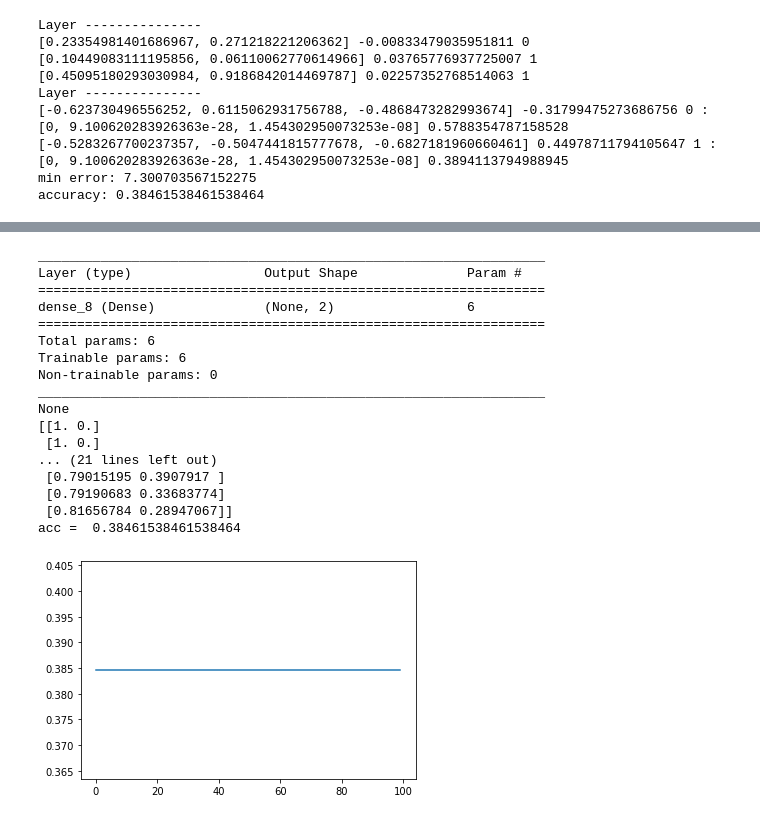
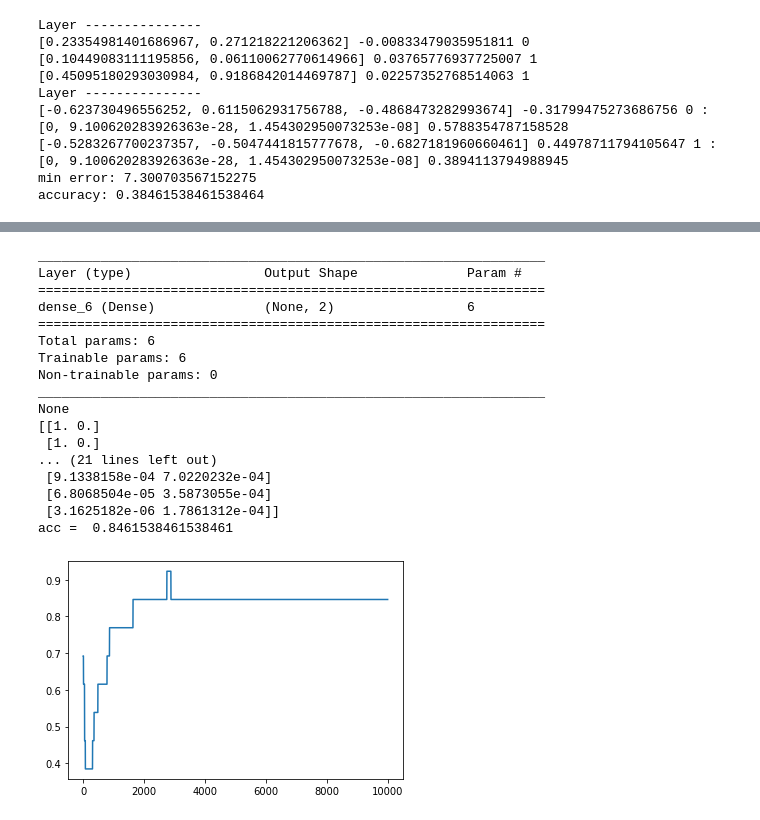
Before and after one commit to meinfokl/Python_SSNN_2021, a Jupyter notebook: neuron_c_5.ipynb, the cells around one changed output, grey strips where cells are left out. Saved outputs shown, nothing was run; the diff lists cells and outputs as text; code cells hidden in the pictures.

```diff
--- a/neuron_c_5.ipynb
+++ b/neuron_c_5.ipynb
@@ -641,37 +645,37 @@ model.add(Dense(2, input_dim=M, activation='sigmoid'))
 model.compile(loss='categorical_crossentropy', optimizer='adam', metrics=['accuracy'])
 print(model.summary())
 
 
-history = model.fit(X_train, y_train, epochs=100, verbose=0)
+history = model.fit(X_train, y_train, epochs=10000, verbose=0)
 
 plt.plot(history.history['acc'])
 
 y_pred = model.predict(X_train)
 db = 0
 for i in range(N):
     if (y_pred[i,0] > y_pred[i,1]) and (y_train[i,0] >  y_train[i,1]):
         db = db + 1
     if (y_pred[i,0] < y_pred[i,1]) and (y_train[i,0] <  y_train[i,1]):
         db = db + 1
 print (y_train)
 print (y_pred)
 print ("acc = ", db/N)
 # %% [output]
 _________________________________________________________________
 Layer (type)                 Output Shape              Param #
 =================================================================
-dense_8 (Dense)              (None, 2)                 6
+dense_6 (Dense)              (None, 2)                 6
 =================================================================
 Total params: 6
 Trainable params: 6
 Non-trainable params: 0
 _________________________________________________________________
 None
 [[1. 0.]
  [1. 0.]
 ... (21 lines left out)
- [0.79015195 0.3907917 ]
- [0.79190683 0.33683774]
- [0.81656784 0.28947067]]
-acc =  0.38461538461538464
+ [9.1338158e-04 7.0220232e-04]
+ [6.8068504e-05 3.5873055e-04]
+ [3.1625182e-06 1.7861312e-04]]
+acc =  0.8461538461538461
-[figure, old version]
+[figure, new version]
```
Also changed, not shown: parts of 2 cells of this notebook, 2 other files.
